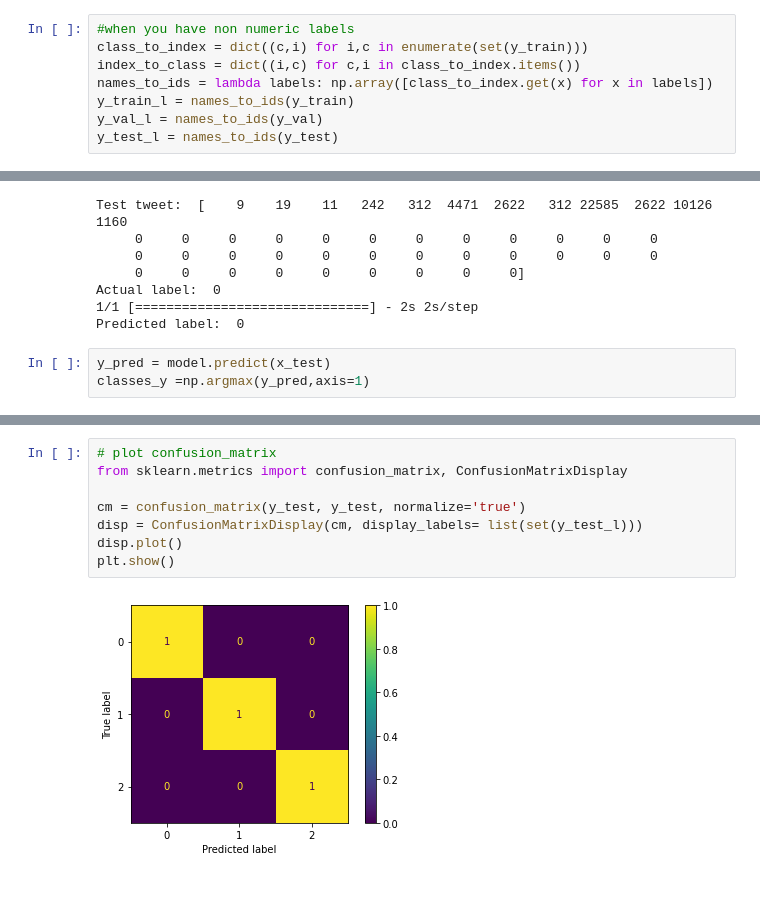
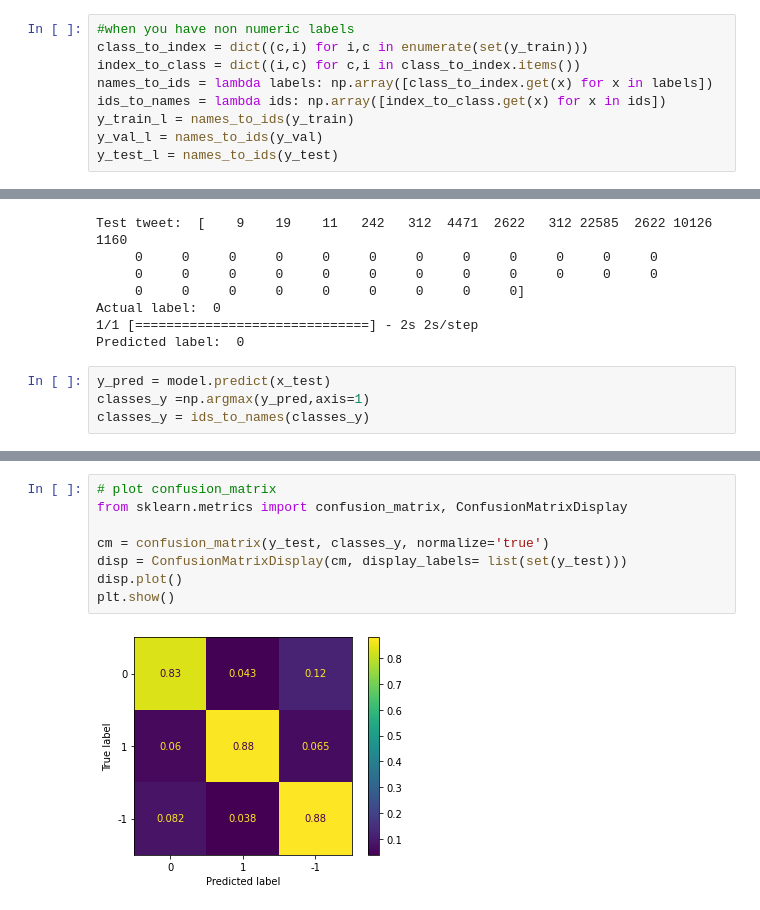
Before and after one commit to Mayurwaghela1997/Sentiment-Analysis-of-Tweets, a Jupyter notebook: Sentiment_Analysis_of_Tweets.ipynb, the cells around one changed output, grey strips where cells are left out. Drawn from its saved outputs; the diff is of its cells as text.

```diff
--- a/Sentiment_Analysis_of_Tweets.ipynb
+++ b/Sentiment_Analysis_of_Tweets.ipynb
@@ -178,6 +178,7 @@ y_test shape: (32594,)
 class_to_index = dict((c,i) for i,c in enumerate(set(y_train)))
 index_to_class = dict((i,c) for c,i in class_to_index.items())
 names_to_ids = lambda labels: np.array([class_to_index.get(x) for x in labels])
+ids_to_names = lambda ids: np.array([index_to_class.get(x) for x in ids])
 y_train_l = names_to_ids(y_train)
 y_val_l = names_to_ids(y_val)
 y_test_l = names_to_ids(y_test)
@@ -295,4 +296,5 @@ Predicted label:  0
 # %%
 y_pred = model.predict(x_test)
 classes_y =np.argmax(y_pred,axis=1)
+classes_y = ids_to_names(classes_y)
 # %% [output]
@@ -300,10 +302,10 @@ classes_y =np.argmax(y_pred,axis=1)
 # %%
 # plot confusion_matrix
 from sklearn.metrics import confusion_matrix, ConfusionMatrixDisplay
 
-cm = confusion_matrix(y_test, y_test, normalize='true')
-disp = ConfusionMatrixDisplay(cm, display_labels= list(set(y_test_l)))
+cm = confusion_matrix(y_test, classes_y, normalize='true')
+disp = ConfusionMatrixDisplay(cm, display_labels= list(set(y_test)))
 disp.plot()
 plt.show()
 # %% [output]
-[figure, old version]
+[figure, new version]
```
Also changed, not shown: parts of 1 cell of this notebook.
